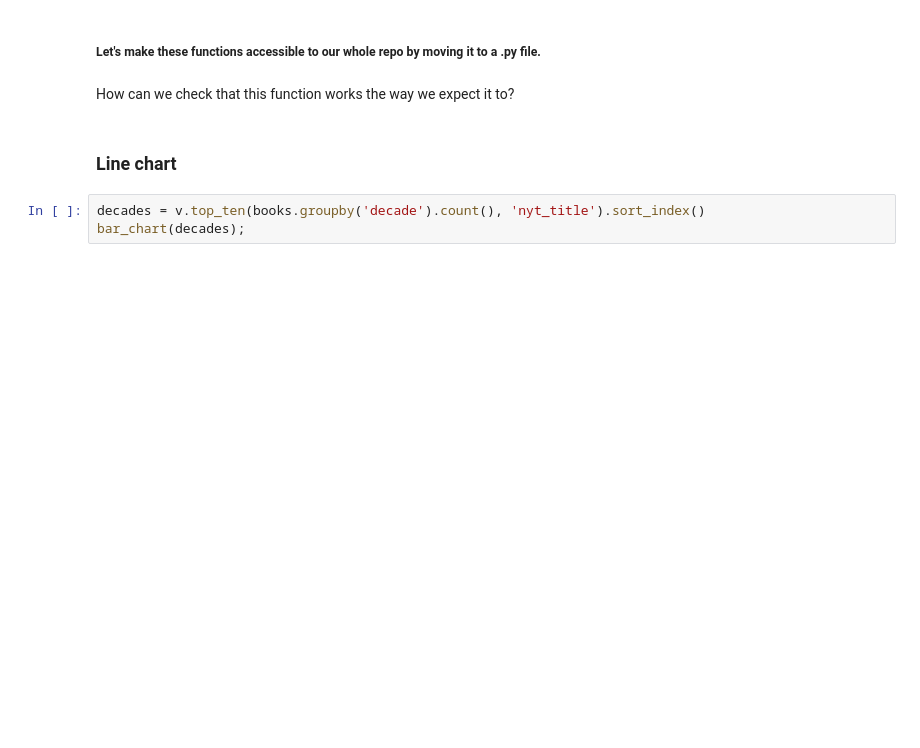
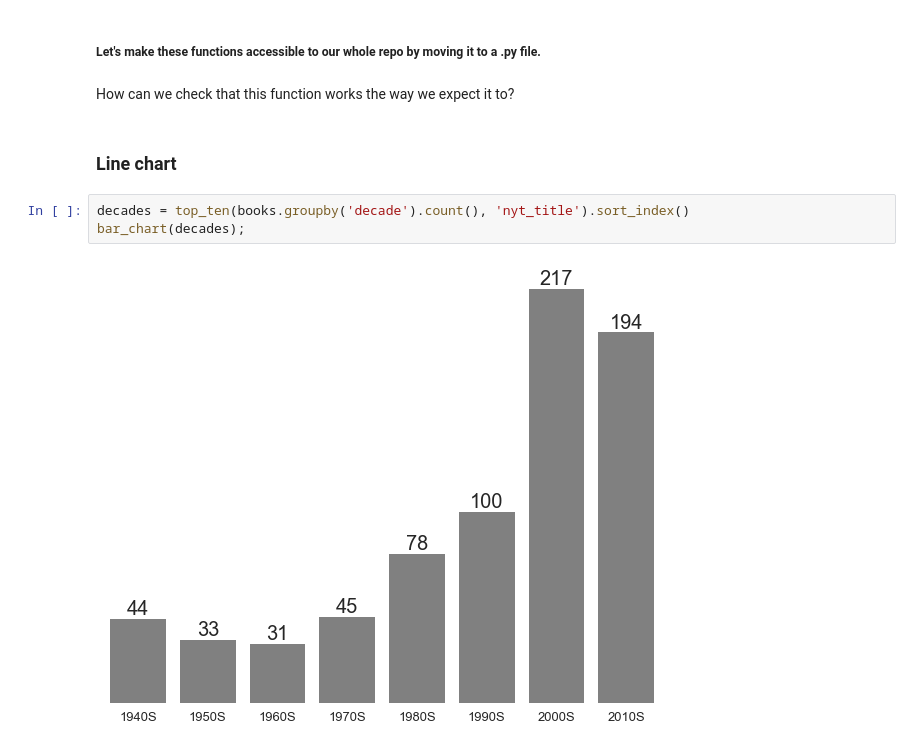
Before and after one commit to emw1687/plt_to_d3, a Jupyter notebook: notebooks/plt_functions.ipynb, the cells around one changed output. Cells and saved outputs as stored; diff of their text form; blank space fills up the shorter version.

```diff
--- a/notebooks/plt_functions.ipynb
+++ b/notebooks/plt_functions.ipynb
@@ -371,7 +556,9 @@ How can we check that this function works the way we expect it to?
 # %% [markdown]
 ### Line chart
 # %%
-decades = v.top_ten(books.groupby('decade').count(), 'nyt_title').sort_index()
+decades = top_ten(books.groupby('decade').count(), 'nyt_title').sort_index()
 bar_chart(decades);
+# %% [output]
+[figure, added]
 # %%
 sns.pointplot(decades.index, decades.values);
```
Also changed, not shown: parts of 34 cells of this notebook.
